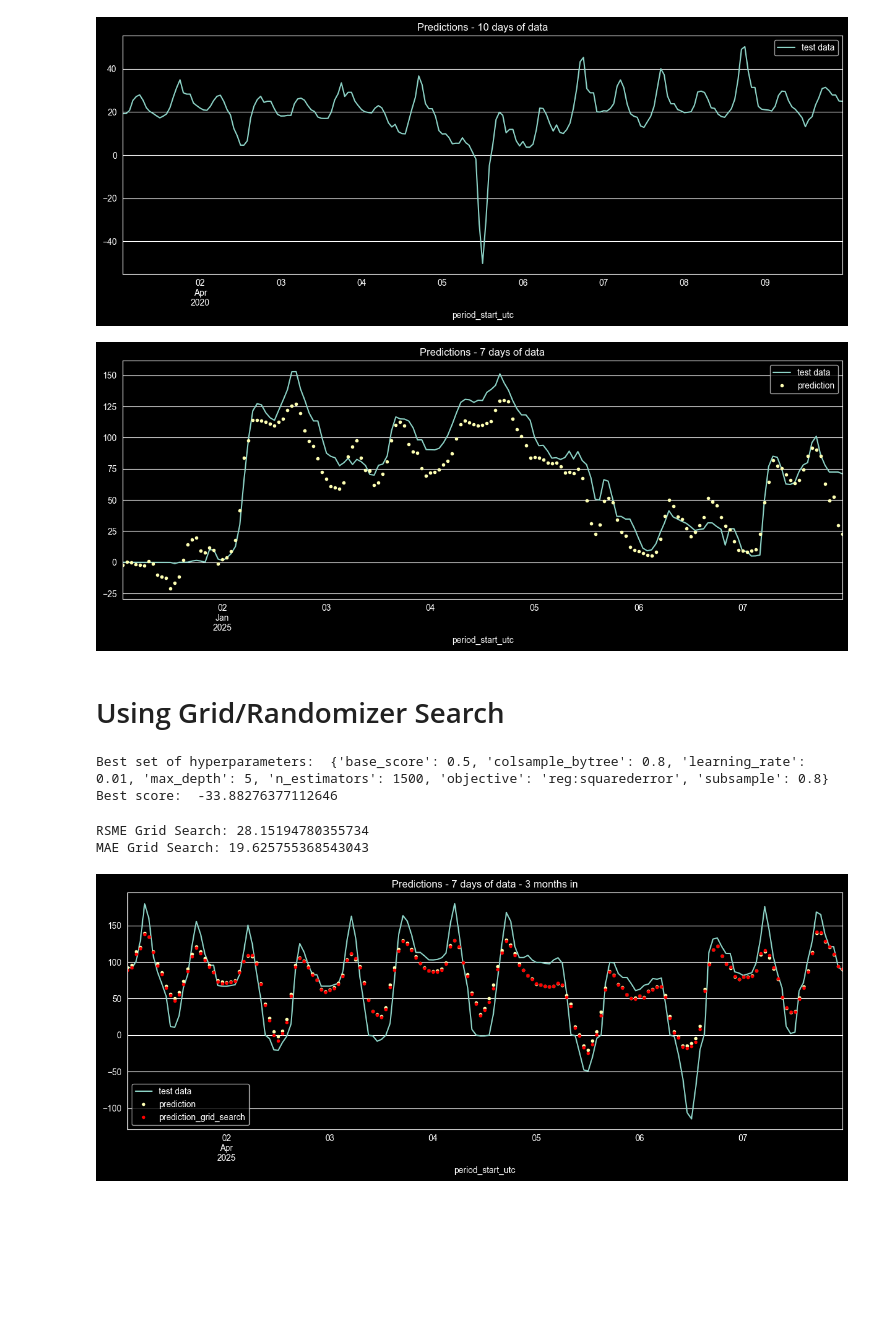
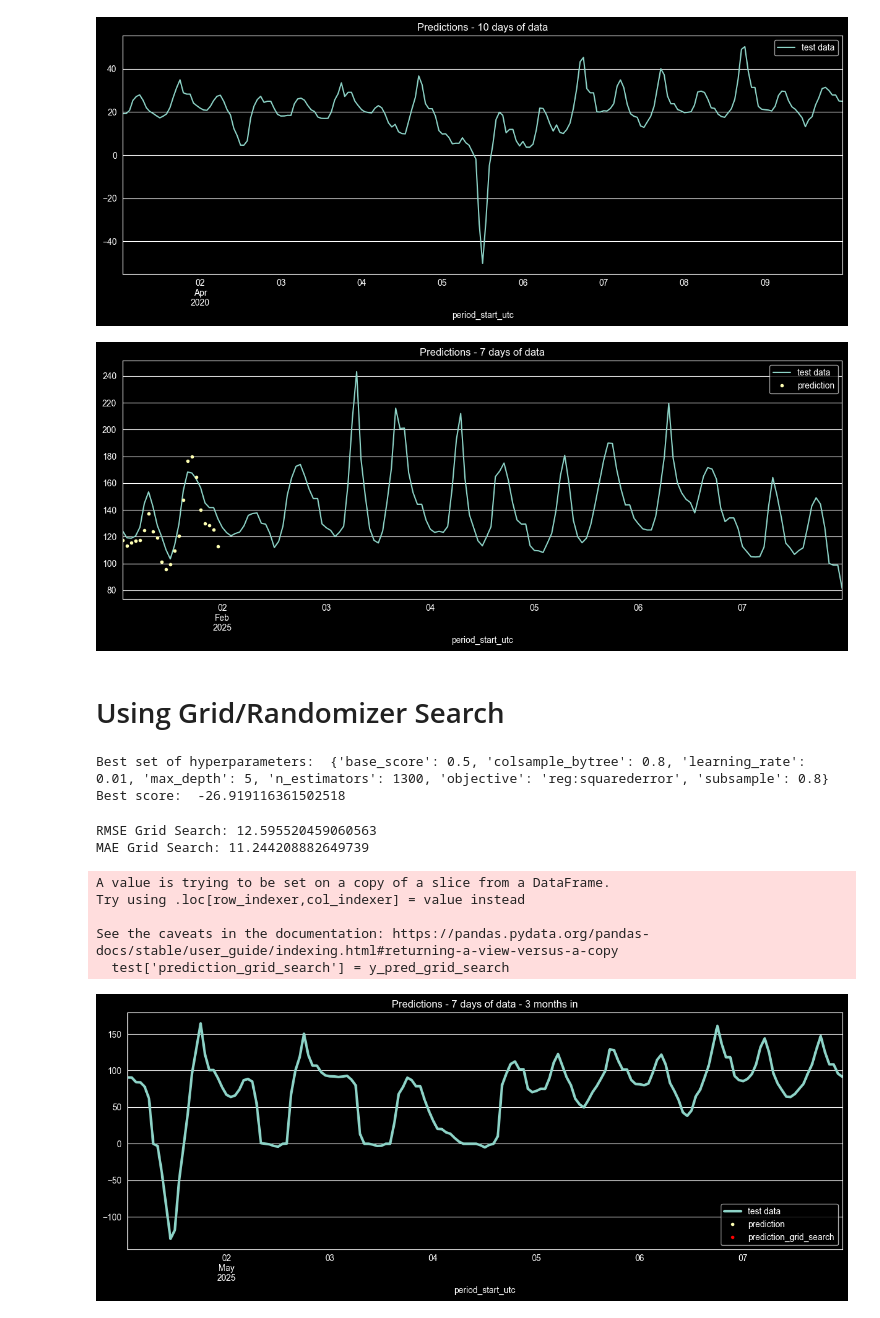
Before and after one commit to SSBO-ai/ai-for-energy, a Jupyter notebook: notebook/05_models/05_model_XGBoost.ipynb, the cells around one changed output. Cells and saved outputs as stored; diff of their text form; code cells hidden in the pictures; blank space fills up the shorter version.

Commit message:
add grid search

```diff
--- a/notebook/05_models/05_model_XGBoost.ipynb
+++ b/notebook/05_models/05_model_XGBoost.ipynb
@@ -123,9 +121,10 @@ plt.show()
 # %% [markdown]
 # Train / Test Split
 # %%
-start_date = pd.to_datetime('2019-01-01 00:00:00')
-split_date = pd.to_datetime('2025-01-01 00:00:00')
-end_date = pd.to_datetime('2026-01-01 00:00:00')
+start_date = pd.to_datetime('2024-01-01 00:00:00')# + relativedelta(days=8)
+split_date = pd.to_datetime('2025-02-01 00:00:00')
+# end_date = pd.to_datetime('2026-01-01 00:00:00')
+end_date = split_date + relativedelta(days=1)
 # %%
 train = df_years.query('@start_date <= date < @split_date')
 test = df_years.query('@split_date <= date < @end_date')
@@ -342,18 +344,19 @@ df_years.loc[(split_date < df_years.index) & (df_years.index < split_date_one_we
 plt.legend(['test data', 'prediction'])
 plt.show()
 # %% [output]
-[figure, old version]
+[figure, new version]
 # %% [markdown]
 # Using Grid/Randomizer Search
 # %%
 # Define the hyperparameter distributions
-param_grid = {
+param_grid_simple = {
     'base_score':[0.5],
-    'max_depth': np.arange(3, 8, 1).tolist(),
-    'learning_rate': np.arange(0.02, 0.2, 0.04).tolist(),
-    'subsample': [0.5, 0.7, 1],
-    'n_estimators': np.arange(500, 2000, 500).tolist(),
-    'colsample_bytree': np.arange(0.7, 0.95, 0.1).tolist()
+    'max_depth': np.arange(4, 7, 1).tolist(),
+    'learning_rate': np.arange(0.01, 0.2, 0.1).tolist(),
+    'subsample': [0.8],
+    'n_estimators': np.arange(1100, 1500, 200).tolist(),
+    'colsample_bytree': [0.8],
+    'objective':['reg:squarederror'],
 }
 # %%
 # Define the hyperparameter distributions
@@ -367,28 +370,34 @@ param_grid = {
     'objective':['reg:squarederror'],
 }
 # %%
-best_grid_search_model = xgb_model.paramater_search_XGBoost(train, FEATURES, TARGET, 'grid', param_grid)
+best_grid_search_model = xgb_model.paramater_search_XGBoost(train, FEATURES, TARGET, 'grid', param_grid_simple)
 # %% [output]
-Best set of hyperparameters:  {'base_score': 0.5, 'colsample_bytree': 0.8, 'learning_rate': 0.01, 'max_depth': 5, 'n_estimators': 1500, 'objective': 'reg:squarederror', 'subsample': 0.8}
-Best score:  -33.88276377112646
+Best set of hyperparameters:  {'base_score': 0.5, 'colsample_bytree': 0.8, 'learning_rate': 0.01, 'max_depth': 5, 'n_estimators': 1300, 'objective': 'reg:squarederror', 'subsample': 0.8}
+Best score:  -26.919116361502518
 # %%
 y_pred_grid_search = best_grid_search_model.predict(test[FEATURES])
 rmse_grid_search = root_mean_squared_error(test[TARGET], y_pred_grid_search)
-print(f'RSME Grid Search: {rmse_grid_search}')
+print(f'RMSE Grid Search: {rmse_grid_search}')
 mae_grid_search = mean_absolute_error(test[TARGET], y_pred_grid_search)
 print(f'MAE Grid Search: {mae_grid_search}')
 # %% [output]
-RSME Grid Search: 28.15194780355734
-MAE Grid Search: 19.625755368543043
+RMSE Grid Search: 12.595520459060563
+MAE Grid Search: 11.244208882649739
 # %%
 test['prediction_grid_search'] = y_pred_grid_search
 df_years = df_years.merge(test[['prediction_grid_search']],  how = 'left', left_index=True, right_index=True) # merge on index columns
+# %% [output]
+A value is trying to be set on a copy of a slice from a DataFrame.
+Try using .loc[row_indexer,col_indexer] = value instead
+
+See the caveats in the documentation: https://pandas.pydata.org/pandas-docs/stable/user_guide/indexing.html#returning-a-view-versus-a-copy
+  test['prediction_grid_search'] = y_pred_grid_search
 # %%
-ax = df_years.loc[(first_day_four_months_in < df_years.index) & (df_years.index < last_day_four_months_in)]['price'].plot(figsize=(15, 5), title='Predictions - 7 days of data - 3 months in')
+ax = df_years.loc[(first_day_four_months_in < df_years.index) & (df_years.index < last_day_four_months_in)]['price'].plot(figsize=(15, 5), linewidth=3, title='Predictions - 7 days of data - 3 months in')
 df_years.loc[(first_day_four_months_in < df_years.index) & (df_years.index < last_day_four_months_in)]['prediction'].plot(ax=ax, style='.')
 df_years.loc[(first_day_four_months_in < df_years.index) & (df_years.index < last_day_four_months_in)]['prediction_grid_search'].plot(ax=ax, style='.', color='red')
 plt.legend(['test data', 'prediction', 'prediction_grid_search'])
 plt.show()
 # %% [output]
-[figure, old version]
+[figure, new version]
 # %%
```
Also changed, not shown: parts of 24 cells of this notebook, 1 other file.
